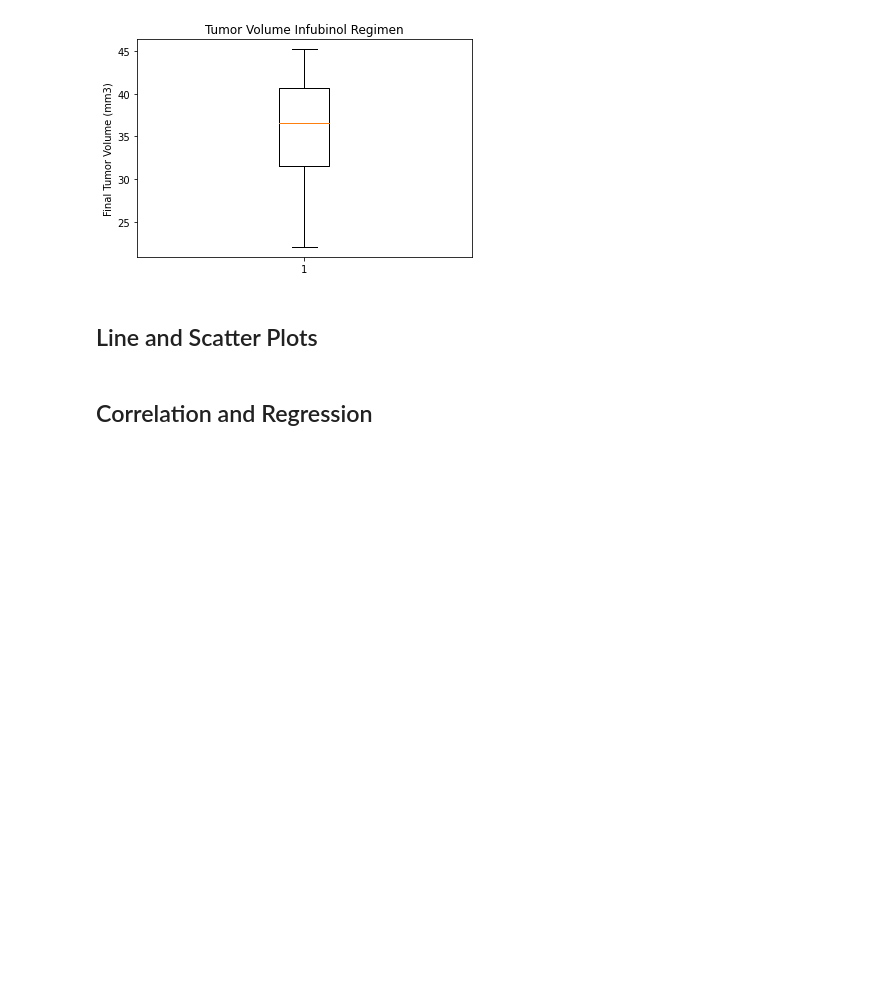
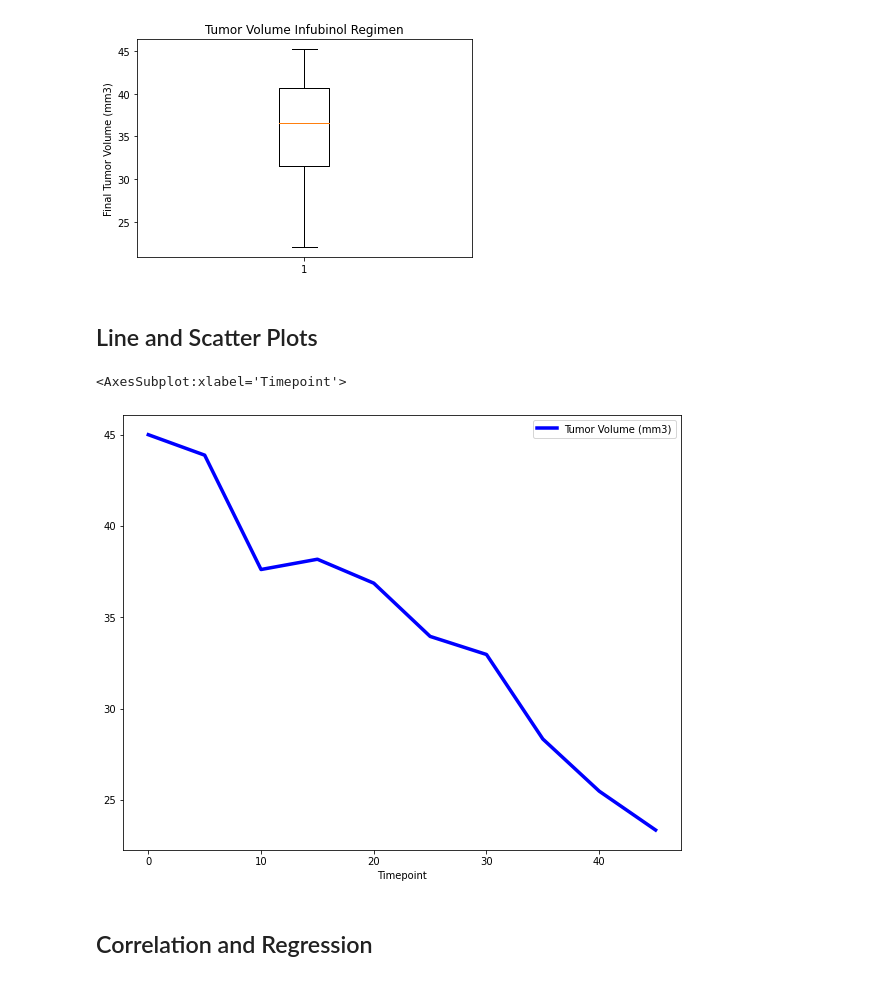
Before and after one commit to KendallMcCroy/Matplotlib-Homework-5, a Jupyter notebook: Pymaceuticals/pymaceuticals_starter.ipynb, the cells around one changed output. Drawn from its saved outputs; the diff is of its cells as text; code cells hidden in the pictures; blank space fills up the shorter version.

Commit message:
Line Plot of tuor volume vs. time point for a mouse treated with Capomulin

```diff
--- a/Pymaceuticals/pymaceuticals_starter.ipynb
+++ b/Pymaceuticals/pymaceuticals_starter.ipynb
@@ -359,3 +357,21 @@ plt.show()
+# %%
+# Generate a line plot of tumor volume vs. time point for a mouse treated with Capomulin
+capomulin_lpdf = combined_df.loc[combined_df["Drug Regimen"] == "Capomulin"]
+capomulin_lpdf = capomulin_lpdf.reset_index()
+
+# A mouse treated
+s185_mouse = capomulin_lpdf.loc[capomulin_lpdf["Mouse ID"]=="s185"]
+s185_mouse
+
+# Put into columns
+s185_mouse = s185_mouse.loc[:,["Timepoint", "Tumor Volume (mm3)"]]
+
+# Reset index and make line plot
+s185_mouse = s185_mouse.reset_index(drop=True)
+s185_mouse.set_index("Timepoint").plot(figsize=(10,8), linewidth=3.5, color="Blue")
+# %% [output]
+<AxesSubplot:xlabel='Timepoint'>
+[figure, added]
 # %%
 # Generate a scatter plot of average tumor volume vs. mouse weight for the Capomulin regimen
 # %% [markdown]
```
Also changed, not shown: parts of 1 cell of this notebook.
